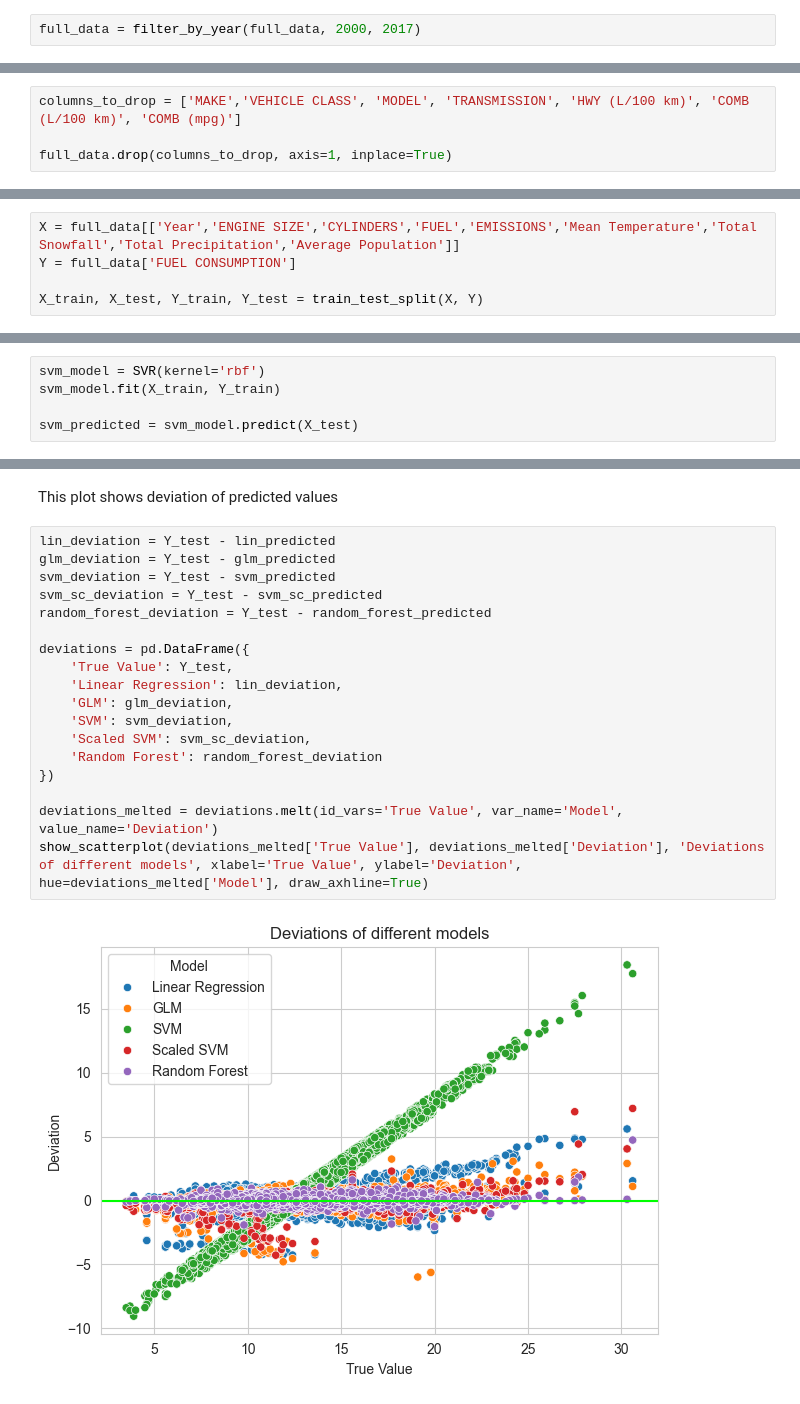
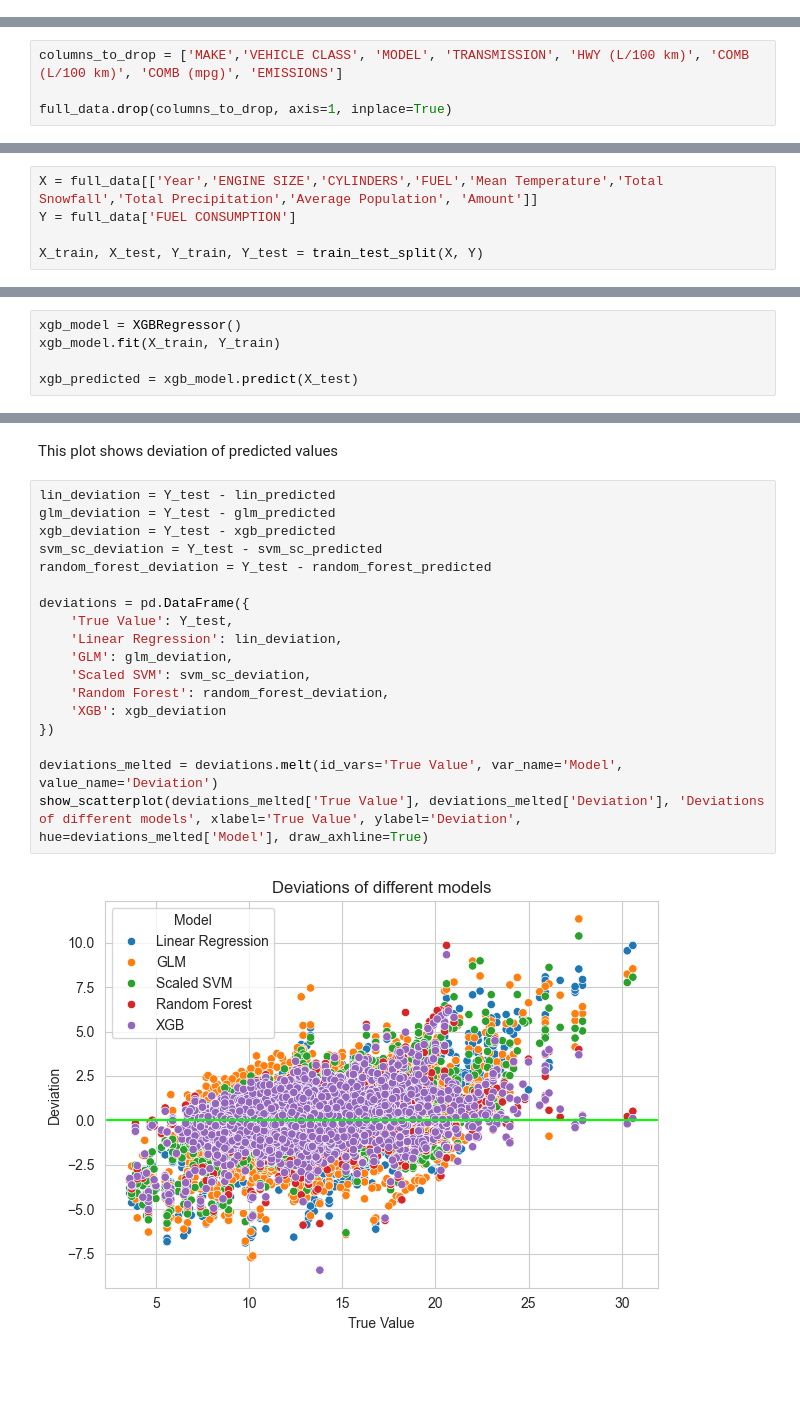
Before and after one commit to hardwak/Fuel-Usage-Predictor, a Jupyter notebook: project-notebook.ipynb, the cells around one changed output, grey strips where cells are left out. Saved outputs shown, nothing was run; the diff lists cells and outputs as text; blank space fills up the shorter version.

Commit message:
Replaced one model, notebook fully finished

```diff
--- a/project-notebook.ipynb
+++ b/project-notebook.ipynb
@@ -540,9 +542,7 @@ I'll choose period since 2000 - 2017 year because int this scenario we have all
-# %%
-full_data = filter_by_year(full_data, 2000, 2017)
 # %% [markdown]
 Some of columns are unrelevant so we need to drop it. Also I'm droping another consumption columns because they are calculated based on FUEL CONSUMPTION column
 # %%
-columns_to_drop = ['MAKE','VEHICLE CLASS', 'MODEL', 'TRANSMISSION', 'HWY (L/100 km)', 'COMB (L/100 km)', 'COMB (mpg)']
+columns_to_drop = ['MAKE','VEHICLE CLASS', 'MODEL', 'TRANSMISSION', 'HWY (L/100 km)', 'COMB (L/100 km)', 'COMB (mpg)', 'EMISSIONS']
 
 full_data.drop(columns_to_drop, axis=1, inplace=True)
 # %% [markdown]
@@ -597,7 +597,7 @@ def print_model_scores(test, predicted, model):
 # %% [markdown]
 ### Creating training and test data
 # %%
-X = full_data[['Year','ENGINE SIZE','CYLINDERS','FUEL','EMISSIONS','Mean Temperature','Total Snowfall','Total Precipitation','Average Population']]
+X = full_data[['Year','ENGINE SIZE','CYLINDERS','FUEL','Mean Temperature','Total Snowfall','Total Precipitation','Average Population', 'Amount']]
 Y = full_data['FUEL CONSUMPTION']
 
 X_train, X_test, Y_train, Y_test = train_test_split(X, Y)
@@ -637,6 +637,6 @@ R2 score: 0.9760389196836983
 # %%
-svm_model = SVR(kernel='rbf')
-svm_model.fit(X_train, Y_train)
+xgb_model = XGBRegressor()
+xgb_model.fit(X_train, Y_train)
 
-svm_predicted = svm_model.predict(X_test)
+xgb_predicted = xgb_model.predict(X_test)
 # %%
@@ -690,23 +690,23 @@ This plot shows deviation of predicted values
 # %%
 lin_deviation = Y_test - lin_predicted
 glm_deviation = Y_test - glm_predicted
-svm_deviation = Y_test - svm_predicted
+xgb_deviation = Y_test - xgb_predicted
 svm_sc_deviation = Y_test - svm_sc_predicted
 random_forest_deviation = Y_test - random_forest_predicted
 
 deviations = pd.DataFrame({
     'True Value': Y_test,
     'Linear Regression': lin_deviation,
     'GLM': glm_deviation,
-    'SVM': svm_deviation,
     'Scaled SVM': svm_sc_deviation,
-    'Random Forest': random_forest_deviation
+    'Random Forest': random_forest_deviation,
+    'XGB': xgb_deviation
 })
 
 deviations_melted = deviations.melt(id_vars='True Value', var_name='Model', value_name='Deviation')
 show_scatterplot(deviations_melted['True Value'], deviations_melted['Deviation'], 'Deviations of different models', xlabel='True Value', ylabel='Deviation', hue=deviations_melted['Model'], draw_axhline=True)
 # %% [output]
-[figure, old version]
+[figure, new version]
 # %%
 linreg_results = get_model_scores(Y_test, lin_predicted)
 glm_results = get_model_scores(Y_test, glm_predicted)
```
Also changed, not shown: parts of 20 cells of this notebook, 6 other files.
